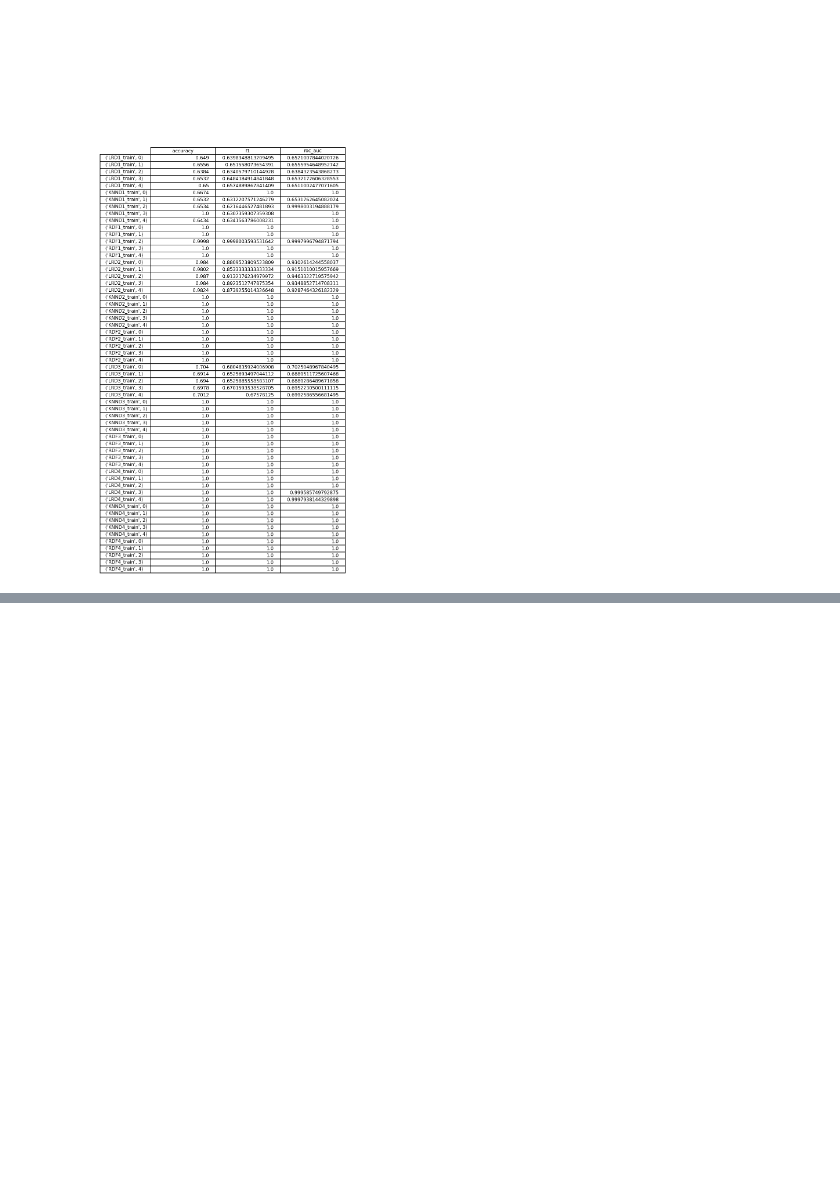
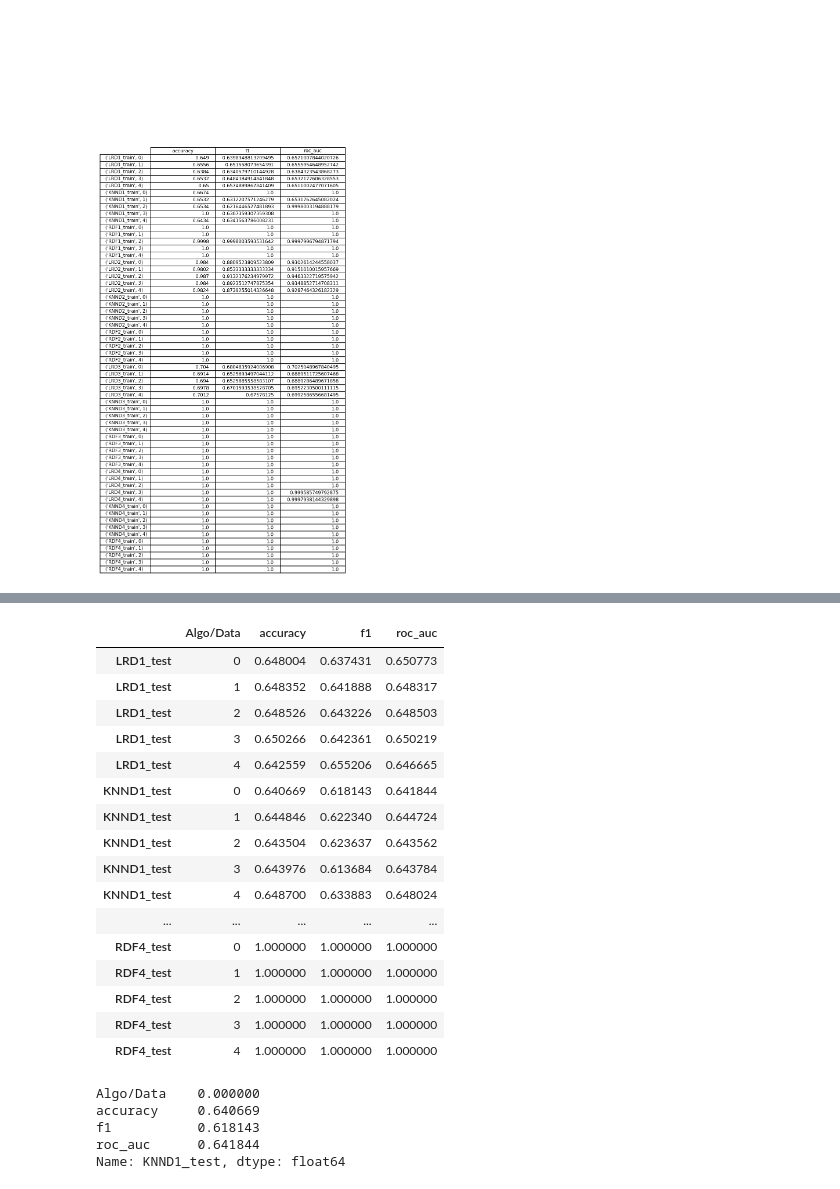
Before and after one commit to sh-biswas/COGS118A_Final_Project, a Jupyter notebook: Final_Project.ipynb, the cells around one changed output, grey strips where cells are left out. Drawn from its saved outputs; the diff is of its cells as text; code cells hidden in the pictures; blank space fills up the shorter version.

```diff
--- a/Final_Project.ipynb
+++ b/Final_Project.ipynb
@@ -1842,0 +1895,2 @@ plt.savefig('train_scores.png')
+# %%
+results_test = pd.read_csv('raw_test_scores', index_col = 0)
@@ -1842,0 +1926,2 @@ plt.savefig('train_scores.png')
+# %%
+results_test = results_test.rename(columns={"Unnamed: 1": "Algo/Data"})
@@ -1842,0 +1948,28 @@ plt.savefig('train_scores.png')
+# %%
+results_test
+# %% [output]
+|  | Algo/Data | accuracy | f1 | roc_auc |
+| LRD1_test | 0 | 0.648004 | 0.637431 | 0.650773 |
+| LRD1_test | 1 | 0.648352 | 0.641888 | 0.648317 |
+| LRD1_test | 2 | 0.648526 | 0.643226 | 0.648503 |
+| LRD1_test | 3 | 0.650266 | 0.642361 | 0.650219 |
+| LRD1_test | 4 | 0.642559 | 0.655206 | 0.646665 |
+| KNND1_test | 0 | 0.640669 | 0.618143 | 0.641844 |
+| KNND1_test | 1 | 0.644846 | 0.622340 | 0.644724 |
+| KNND1_test | 2 | 0.643504 | 0.623637 | 0.643562 |
+| KNND1_test | 3 | 0.643976 | 0.613684 | 0.643784 |
+| KNND1_test | 4 | 0.648700 | 0.633883 | 0.648024 |
+| ... | ... | ... | ... | ... |
+| RDF4_test | 0 | 1.000000 | 1.000000 | 1.000000 |
+| RDF4_test | 1 | 1.000000 | 1.000000 | 1.000000 |
+| RDF4_test | 2 | 1.000000 | 1.000000 | 1.000000 |
+| RDF4_test | 3 | 1.000000 | 1.000000 | 1.000000 |
+| RDF4_test | 4 | 1.000000 | 1.000000 | 1.000000 |
+# %%
+results_test.iloc[5, :]
+# %% [output]
+Algo/Data    0.000000
+accuracy     0.640669
+f1           0.618143
+roc_auc      0.641844
+Name: KNND1_test, dtype: float64
```
Also changed, not shown: parts of 46 cells of this notebook, 1 other file.
